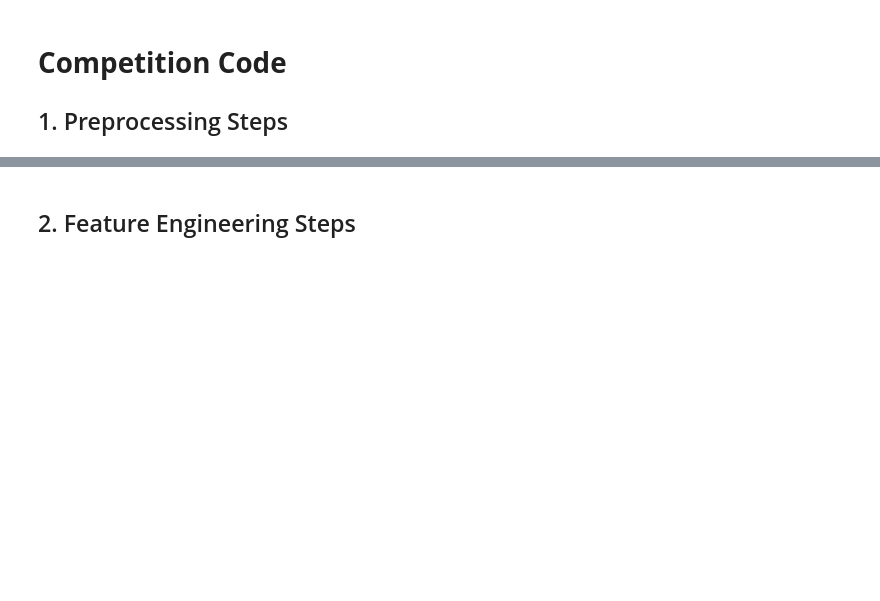
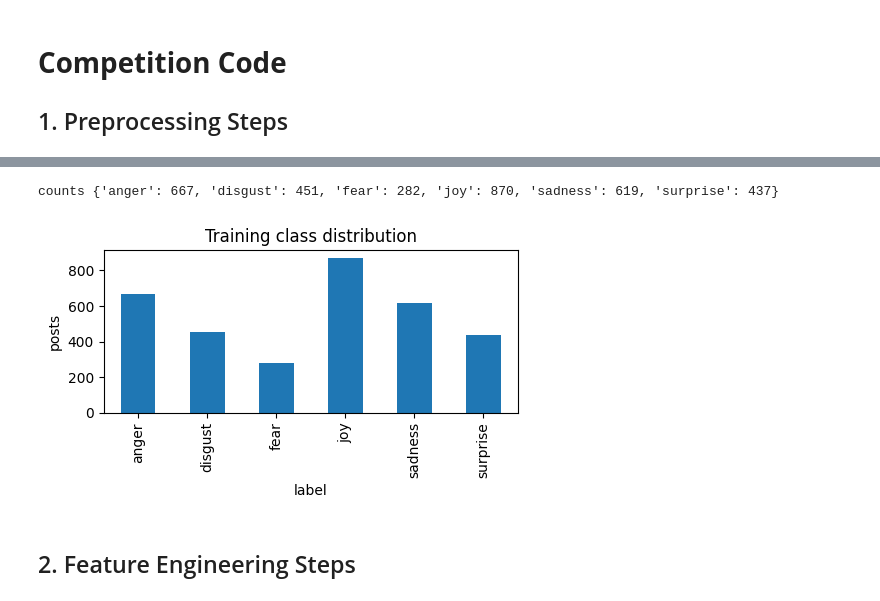
Before and after one commit to chenbrian920802/DM2026-Lab2-Exercise, a Jupyter notebook: DM2026-Lab2-Homework.ipynb, the cells around one changed output, grey strips where cells are left out. Saved outputs shown, nothing was run; the diff lists cells and outputs as text; code cells hidden in the pictures; blank space fills up the shorter version.

```diff
--- a/DM2026-Lab2-Homework.ipynb
+++ b/DM2026-Lab2-Homework.ipynb
@@ -141,0 +300,25 @@ Markdown Syntax to Add Image: `![Description of the Image](./your_local_folder/n
+# %%
+#normalize @<username> and URL
+import re
+def normalize(s):
+    s = re.sub(r"(@<username>\s*)+", "@user ", s)
+    s = re.sub(r"#+URL#+", "URL", s)
+    return re.sub(r"\s+", " ", s).strip()
+
+url = train_df[train_df["text"].str.contains(r"##URL##")]
+at  = train_df[train_df["text"].str.contains(r"@")]
+print("train URL/@:", len(url), len(at))
+#print(url["text"].head(5))
+#print(at["text"].head(5))
+
+url = test_df[test_df["text"].str.contains(r"##URL##")]
+at  = test_df[test_df["text"].str.contains(r"@")]
+print("test URL/@:", len(url), len(at))
+#print(url["text"].head(5))
+#print(at["text"].head(5))
+
+train_df["raw_text"] = train_df["text"]
+train_df["text"] = train_df["text"].apply(normalize)
+test_df["text"]  = test_df["text"].apply(normalize)
+print("Example before cleaning:", train_df.iloc[128]["raw_text"])
+print("Example after cleaning:", train_df.iloc[128]["text"])
@@ -141,0 +330,10 @@ Markdown Syntax to Add Image: `![Description of the Image](./your_local_folder/n
+# %%
+#Missing data, Duplicate data detection and correction
+print("Train missing data count:", train_df.isnull().sum(), sep = "\n")
+print("Duplicate data count:", train_df["text"].duplicated().sum())
+dup = train_df[train_df["text"].duplicated(keep=False)].sort_values("text")
+#print(dup.head(20))
+print(dup.groupby("text")["label"].nunique().value_counts())
+
+train_df = train_df.drop_duplicates(subset=["text","label"]).reset_index(drop=True)
+print("After dropping duplicate data:", train_df.shape)
@@ -142,2 +353,13 @@ Markdown Syntax to Add Image: `![Description of the Image](./your_local_folder/n
+# %%
+fig, ax = plt.subplots(figsize=(5, 3))
+train_df["label"].value_counts().reindex(sorted(train_df["label"].unique())).plot(kind="bar", ax=ax, color="tab:blue")
+print("counts", train_df["label"].value_counts().reindex(sorted(train_df["label"].unique())).to_dict())
+ax.set_title("Training class distribution"); ax.set_ylabel("posts")
+plt.tight_layout()
+plt.savefig("pics/label_dist.png", dpi=150)
+plt.show()
+# %% [output]
+counts {'anger': 667, 'disgust': 451, 'fear': 282, 'joy': 870, 'sadness': 619, 'surprise': 437}
+[figure, added]
 # %% [markdown]
 ## 2. Feature Engineering Steps
```
Also changed, not shown: parts of 14 cells of this notebook, 2 other files.
